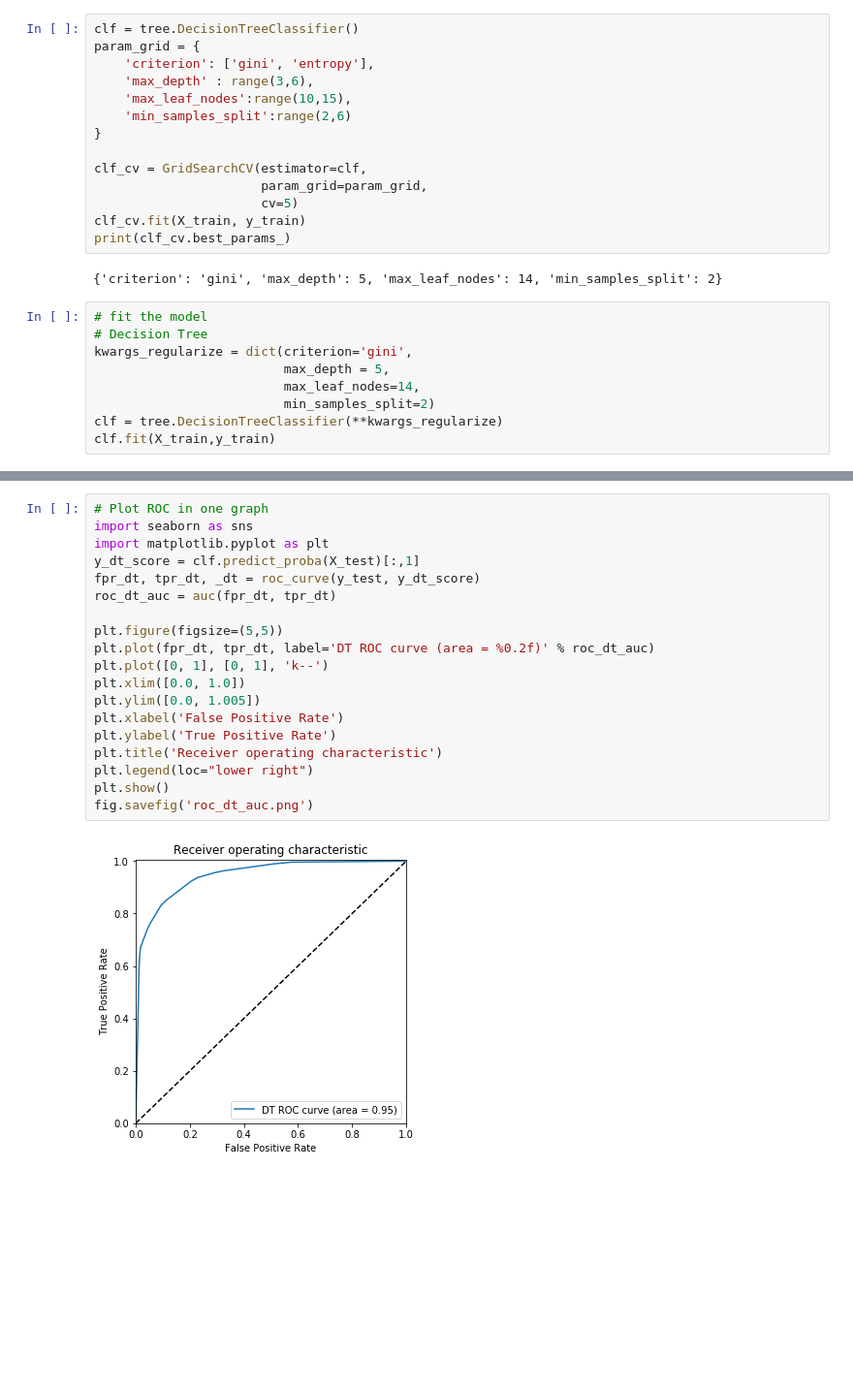
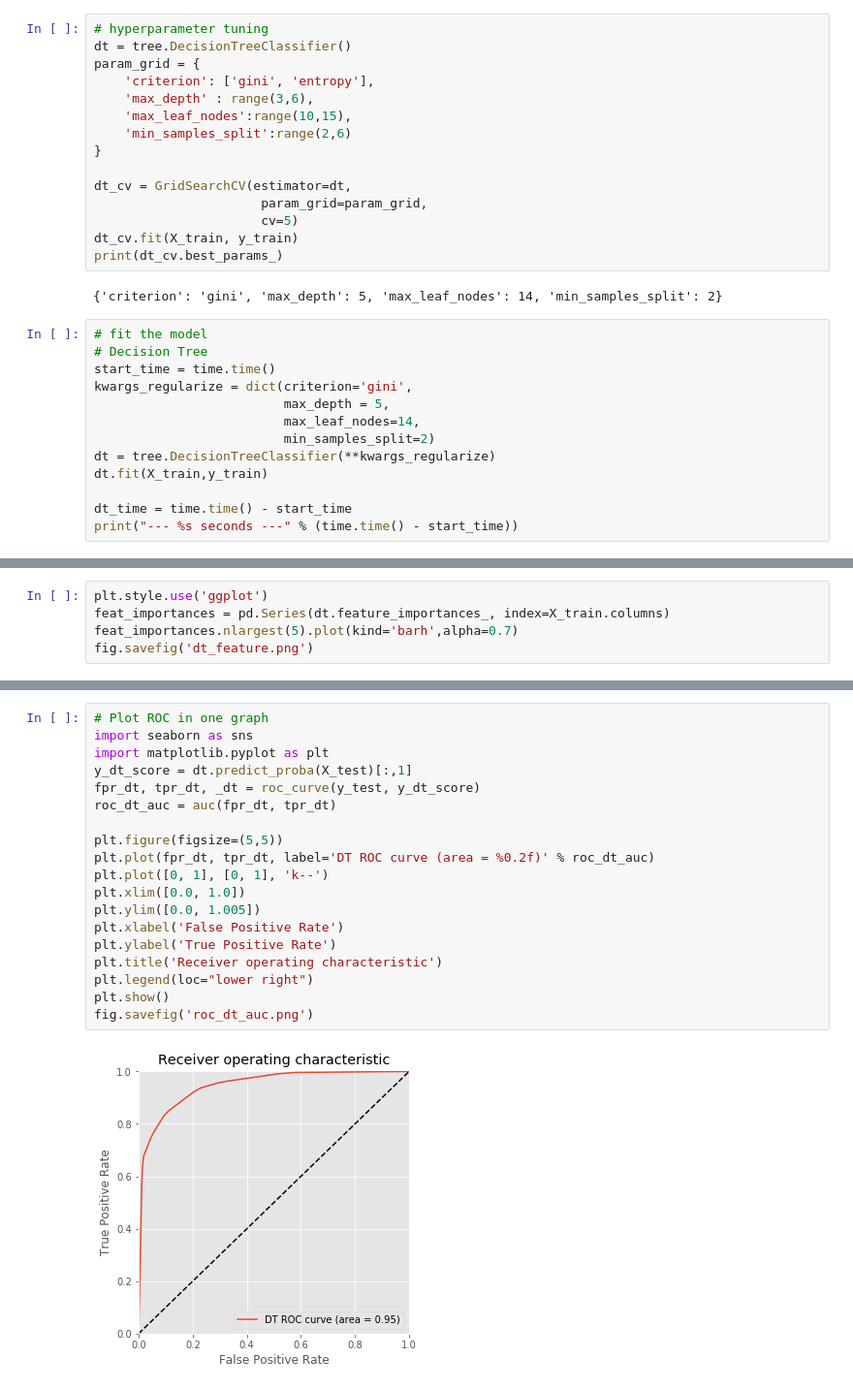
Before and after one commit to crystalxs/Human-or-Robot, a Jupyter notebook: final_project_checkin.ipynb, the cells around one changed output, grey strips where cells are left out. Shown: that part at 97% size. Cells and saved outputs as stored; diff of their text form; blank space fills up the shorter version.

```diff
--- a/final_project_checkin.ipynb
+++ b/final_project_checkin.ipynb
@@ -420,5 +443,6 @@ X_test = bid_test.iloc[:,-5:]
 # %%
-clf = tree.DecisionTreeClassifier()
+# hyperparameter tuning
+dt = tree.DecisionTreeClassifier()
 param_grid = {
     'criterion': ['gini', 'entropy'],
     'max_depth' : range(3,6),
@@ -426,20 +450,24 @@ param_grid = {
     'min_samples_split':range(2,6)
 }
 
-clf_cv = GridSearchCV(estimator=clf,
+dt_cv = GridSearchCV(estimator=dt,
                       param_grid=param_grid,
                       cv=5)
-clf_cv.fit(X_train, y_train)
-print(clf_cv.best_params_)
+dt_cv.fit(X_train, y_train)
+print(dt_cv.best_params_)
 # %% [output]
 {'criterion': 'gini', 'max_depth': 5, 'max_leaf_nodes': 14, 'min_samples_split': 2}
 # %%
 # fit the model
 # Decision Tree
+start_time = time.time()
 kwargs_regularize = dict(criterion='gini',
                          max_depth = 5,
                          max_leaf_nodes=14,
                          min_samples_split=2)
-clf = tree.DecisionTreeClassifier(**kwargs_regularize)
-clf.fit(X_train,y_train)
+dt = tree.DecisionTreeClassifier(**kwargs_regularize)
+dt.fit(X_train,y_train)
+
+dt_time = time.time() - start_time
+print("--- %s seconds ---" % (time.time() - start_time))
 # %% [output]
@@ -471,0 +492,5 @@ Evaluation Metric
+# %%
+plt.style.use('ggplot')
+feat_importances = pd.Series(dt.feature_importances_, index=X_train.columns)
+feat_importances.nlargest(5).plot(kind='barh',alpha=0.7)
+fig.savefig('dt_feature.png')
@@ -499,22 +528,22 @@ weighted avg       0.92      0.88      0.89    613705
 # %%
 # Plot ROC in one graph
 import seaborn as sns
 import matplotlib.pyplot as plt
-y_dt_score = clf.predict_proba(X_test)[:,1]
+y_dt_score = dt.predict_proba(X_test)[:,1]
 fpr_dt, tpr_dt, _dt = roc_curve(y_test, y_dt_score)
 roc_dt_auc = auc(fpr_dt, tpr_dt)
 
 plt.figure(figsize=(5,5))
 plt.plot(fpr_dt, tpr_dt, label='DT ROC curve (area = %0.2f)' % roc_dt_auc)
 plt.plot([0, 1], [0, 1], 'k--')
 plt.xlim([0.0, 1.0])
 plt.ylim([0.0, 1.005])
 plt.xlabel('False Positive Rate')
 plt.ylabel('True Positive Rate')
 plt.title('Receiver operating characteristic')
 plt.legend(loc="lower right")
 plt.show()
 fig.savefig('roc_dt_auc.png')
 # %% [output]
-[figure, old version]
+[figure, new version]
 # %% [markdown]
```
Also changed, not shown: parts of 61 cells of this notebook, 5 other files.
